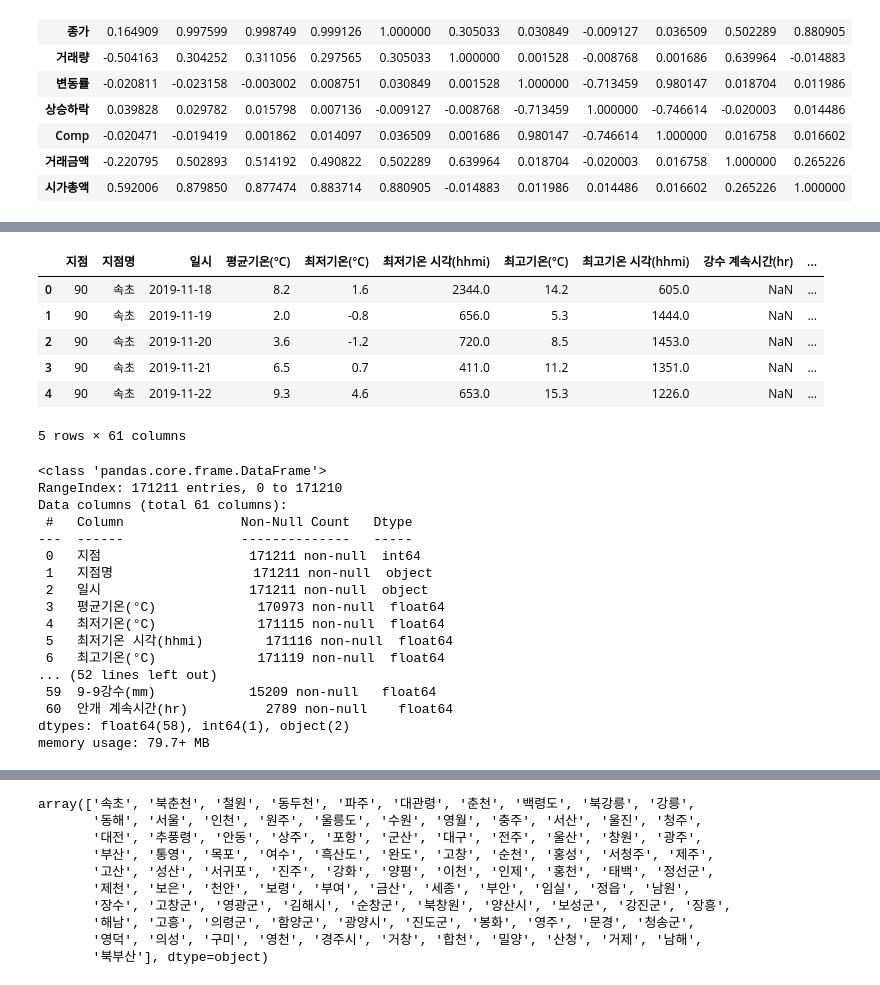
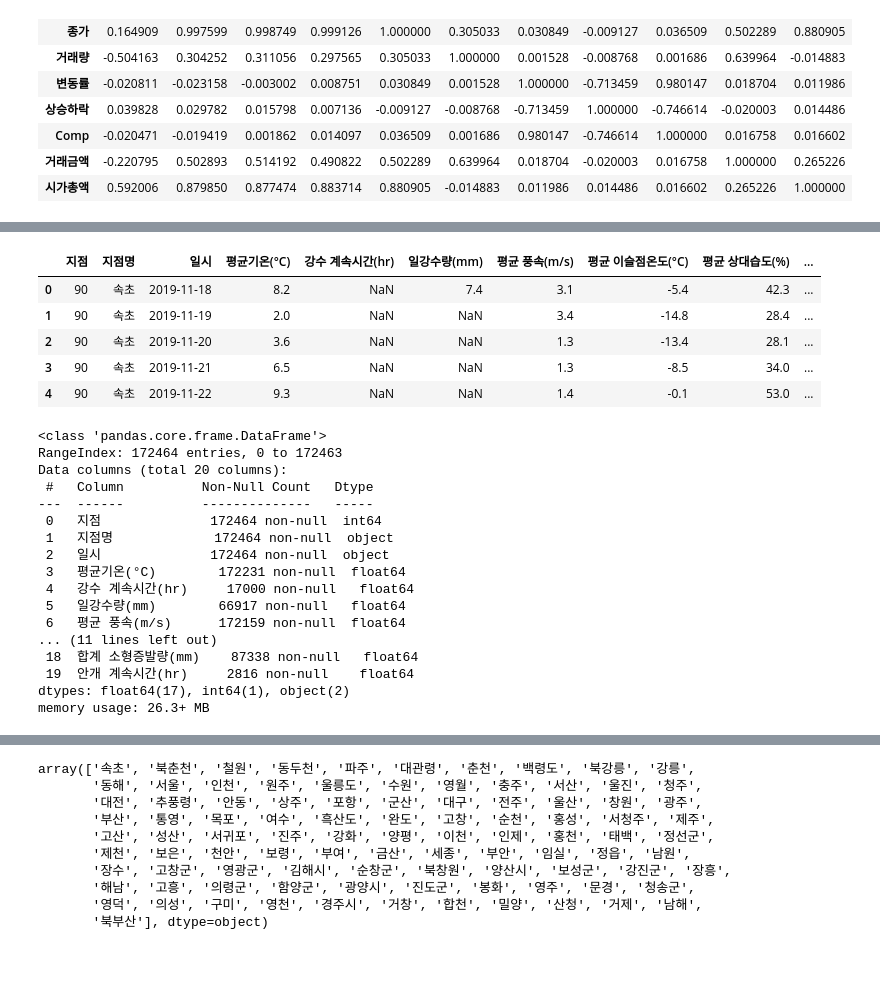
Before and after one commit to kimgisan/stunning-fortnight, a Jupyter notebook: 날씨와 주식거래량 수정..ipynb, the cells around one changed output, grey strips where cells are left out. Cells and saved outputs as stored; diff of their text form; code cells hidden in the pictures.

```diff
--- a/날씨와 주식거래량 수정..ipynb
+++ b/날씨와 주식거래량 수정..ipynb
@@ -165,34 +395,33 @@ df4 = pd.merge(df4,kospi_data, on='날짜', how='inner')
 # %%
-data = pd.read_csv('C:/Users/rltks/Downloads/OBS_ASOS_DD_20241015122913.csv', encoding='euc-kr')
+data = pd.read_csv('C:/Users/rltks/Downloads/OBS_ASOS_DD_20241203104625.csv', encoding='euc-kr')
 data.head()
 # %% [output]
-|  | 지점 | 지점명 | 일시 | 평균기온(°C) | 최저기온(°C) | 최저기온 시각(hhmi) | 최고기온(°C) | 최고기온 시각(hhmi) | 강수 계속시간(hr) | ... |
-| 0 | 90 | 속초 | 2019-11-18 | 8.2 | 1.6 | 2344.0 | 14.2 | 605.0 | NaN | ... |
-| 1 | 90 | 속초 | 2019-11-19 | 2.0 | -0.8 | 656.0 | 5.3 | 1444.0 | NaN | ... |
-| 2 | 90 | 속초 | 2019-11-20 | 3.6 | -1.2 | 720.0 | 8.5 | 1453.0 | NaN | ... |
-| 3 | 90 | 속초 | 2019-11-21 | 6.5 | 0.7 | 411.0 | 11.2 | 1351.0 | NaN | ... |
-| 4 | 90 | 속초 | 2019-11-22 | 9.3 | 4.6 | 653.0 | 15.3 | 1226.0 | NaN | ... |
+|  | 지점 | 지점명 | 일시 | 평균기온(°C) | 강수 계속시간(hr) | 일강수량(mm) | 평균 풍속(m/s) | 평균 이슬점온도(°C) | 평균 상대습도(%) | ... |
+| 0 | 90 | 속초 | 2019-11-18 | 8.2 | NaN | 7.4 | 3.1 | -5.4 | 42.3 | ... |
+| 1 | 90 | 속초 | 2019-11-19 | 2.0 | NaN | NaN | 3.4 | -14.8 | 28.4 | ... |
+| 2 | 90 | 속초 | 2019-11-20 | 3.6 | NaN | NaN | 1.3 | -13.4 | 28.1 | ... |
+| 3 | 90 | 속초 | 2019-11-21 | 6.5 | NaN | NaN | 1.3 | -8.5 | 34.0 | ... |
+| 4 | 90 | 속초 | 2019-11-22 | 9.3 | NaN | NaN | 1.4 | -0.1 | 53.0 | ... |
-5 rows × 61 columns
 # %%
 data.info()
 # %% [output]
 <class 'pandas.core.frame.DataFrame'>
-RangeIndex: 171211 entries, 0 to 171210
-Data columns (total 61 columns):
- #   Column               Non-Null Count   Dtype
----  ------               --------------   -----
- 0   지점                   171211 non-null  int64
- 1   지점명                  171211 non-null  object
- 2   일시                   171211 non-null  object
- 3   평균기온(°C)             170973 non-null  float64
- 4   최저기온(°C)             171115 non-null  float64
- 5   최저기온 시각(hhmi)        171116 non-null  float64
- 6   최고기온(°C)             171119 non-null  float64
-... (52 lines left out)
- 59  9-9강수(mm)            15209 non-null   float64
- 60  안개 계속시간(hr)          2789 non-null    float64
-dtypes: float64(58), int64(1), object(2)
-memory usage: 79.7+ MB
+RangeIndex: 172464 entries, 0 to 172463
+Data columns (total 20 columns):
+ #   Column          Non-Null Count   Dtype
+---  ------          --------------   -----
+ 0   지점              172464 non-null  int64
+ 1   지점명             172464 non-null  object
+ 2   일시              172464 non-null  object
+ 3   평균기온(°C)        172231 non-null  float64
+ 4   강수 계속시간(hr)     17000 non-null   float64
+ 5   일강수량(mm)        66917 non-null   float64
+ 6   평균 풍속(m/s)      172159 non-null  float64
+... (11 lines left out)
+ 18  합계 소형증발량(mm)    87338 non-null   float64
+ 19  안개 계속시간(hr)     2816 non-null    float64
+dtypes: float64(17), int64(1), object(2)
+memory usage: 26.3+ MB
 # %%
 data.columns
 # %% [output]
```
Also changed, not shown: parts of 94 cells of this notebook.
